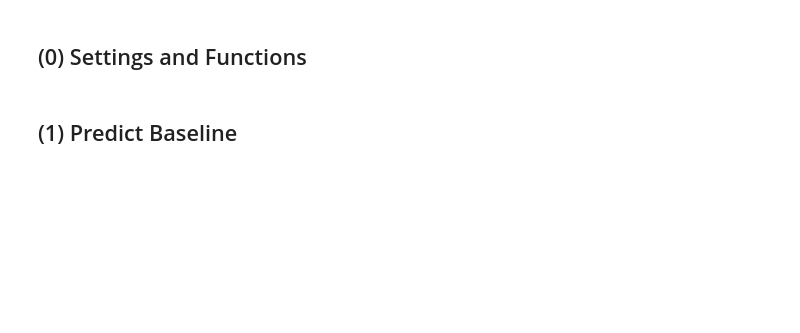
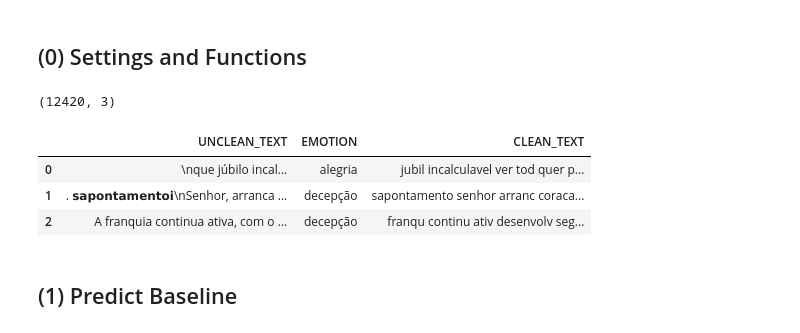
Before and after one commit to LuanBarbs/tcc-emotion-detection-nlp, a Jupyter notebook: src/baseline/baseline_03_TweetEmotionsPTBR_BoW.ipynb, the cells around one changed output. Cells and saved outputs as stored; diff of their text form; code cells hidden in the pictures; blank space fills up the shorter version.

```diff
--- a/src/baseline/baseline_03_TweetEmotionsPTBR_BoW.ipynb
+++ b/src/baseline/baseline_03_TweetEmotionsPTBR_BoW.ipynb
@@ -25,8 +26,21 @@ from sklearn.pipeline import Pipeline
 from sklearn.base import clone
 # %%
 df = pd.read_csv("../../data/treated/tweet_emotions_ptbr_treated.csv")
+
+df['CLEAN_TEXT'] = (
+    df['CLEAN_TEXT']
+    .fillna("")        # remove NaN
+    .astype(str)       # garante string
+)
+
 print(df.shape)
 df.head(3)
+# %% [output]
+(12420, 3)
+|  | UNCLEAN_TEXT | EMOTION | CLEAN_TEXT |
+| 0 | ͏ ͏ ͏ ͏ ͏ ͏ ͏ ͏\nque júbilo incal... | alegria | jubil incalculavel ver tod quer p... |
+| 1 | . 𝘀𝗮𝗽𝗼𝗻𝘁𝗮𝗺𝗲𝗻𝘁𝗼𝗶\nSenhor, arranca ... | decepção | sapontamento senhor arranc coraca... |
+| 2 | A franquia continua ativa, com o ... | decepção | franqu continu ativ desenvolv seg... |
 # %%
 def avaliar_cv(model, X_train, y_train, n_splits=5, n_repeats=6):
     rskf = RepeatedStratifiedKFold(n_splits=n_splits, n_repeats=n_repeats, random_state=42)
```
Also changed, not shown: parts of 6 cells of this notebook, 2 other files.
